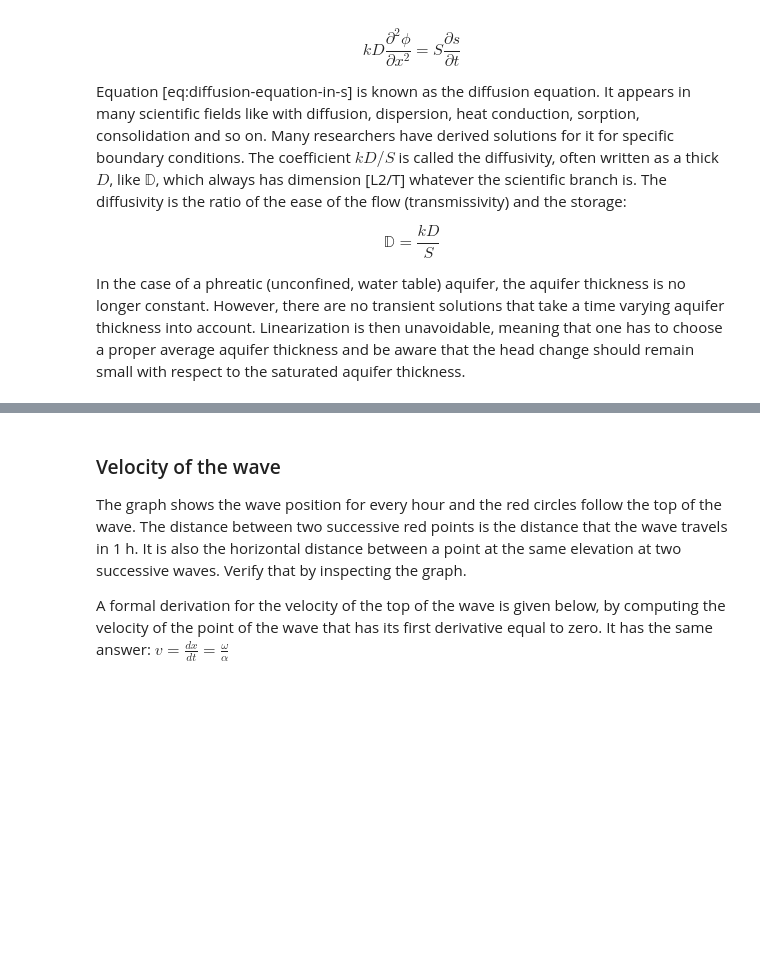
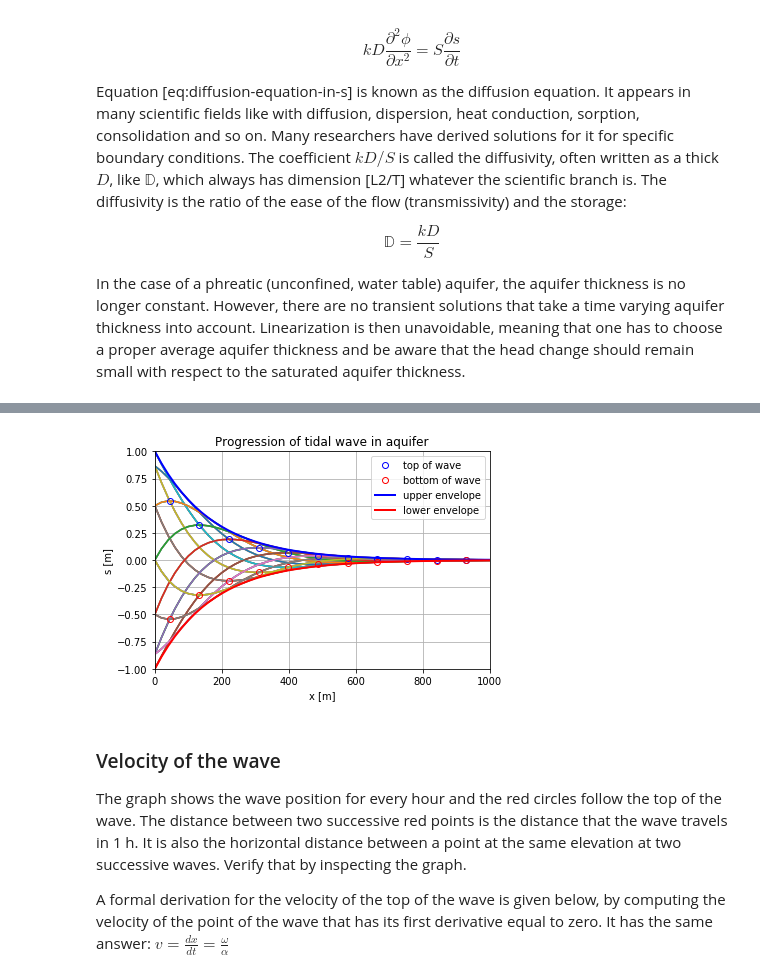
Before and after one commit to Olsthoorn/TransientGroundwaterFlow, a Jupyter notebook: docs/OneDimensionalTransientFlow.ipynb, the cells around one changed output, grey strips where cells are left out. Drawn from its saved outputs; the diff is of its cells as text; code cells hidden in the pictures; blank space fills up the shorter version.

```diff
--- a/docs/OneDimensionalTransientFlow.ipynb
+++ b/docs/OneDimensionalTransientFlow.ipynb
@@ -108,9 +121,10 @@ Assume the aquifer has constant transmissivity, $kD = 900$ m2/d, and storage coe
 # %%
 # setup, define the parameters, note that "np." means function comes from package "numpy" see top.
 A     = 1.0 # [m] amplitude
-omega = 2 * np.pi / 24. # [1/h]
-kD    = 900/24 # [m2/d]/[h/d] = [m2/h], transmissivity
-S     = 5e-3 # [ - ], storage coefficient
+T     = 0.5 # [d] cycle time (12 h)
+omega = 2 * np.pi / T # [radians/h]
+kD    = 900 # [m2/d] transmissivity
+S     = 5e-3 # [-], storage coefficient
 a     = np.sqrt(omega * S / (2 * kD)) # [1/m], damping coefficient
-print('a = {} /m'.format(a))
+print('a = {:.3g} /m'.format(a))
 # %% [output]
@@ -153,3 +132,46 @@ plt.show()
+# %%
+# generate x-coordinates to compute the values for
+x  = np.linspace(0., 1000., 51) # [m]
+
+# setup graphical display
+plt.title('Progression of tidal wave in aquifer')
+plt.xlabel('x [m]')
+plt.xlim((0, 1000))
+plt.ylim((-1., 1.))
+plt.ylabel('s [m]')
+plt.grid()
+
+# choose a number of time values to compute the wave position at
+times = np.linspace(-1., 1., 49)  # [d]
+
+vw = omega / a  # [m/d] velocity of the wave in the aquifer
+
+# Plot the entire set of waves
+x1 = np.zeros_like(times)
+x2 = np.zeros_like(times)
+y1 = np.zeros_like(times)
+y2 = np.zeros_like(times)
+for i, t in enumerate(times):
+    plt.plot(x, A * np.exp(- a * x) * np.sin(omega * t - a * x))
+
+    # follow the top and bottom of the wave
+    x1[i] = (omega * t - np.pi / 4) / a # same point of wave followed with time
+    x2[i] = (omega * t + 3/4 * np.pi) / a
+    y1[i] = A * np.exp(-a * x1[i]) * np.sin(omega * (t - 0.125) - a * x1[i])
+    y2[i] = A * np.exp(-a * x2[i]) * np.sin(omega * (t - 0.125) - a * x2[i])
+
+# plot these points as red dots 'ro'
+plt.plot(x2, y2, 'bo', mfc='none', label='top of wave')
+plt.plot(x1, y1, 'ro', mfc='none', label='bottom of wave')
+
+# on this axes we plot the upper and lower envelope
+plt.plot( x, +A * np.exp(-a * x), 'b', lw=2, label='upper envelope')
+plt.plot( x, -A * np.exp(-a * x), 'r', lw=2, label='lower envelope')
+
+plt.legend()
+plt.show()
+# %% [output]
+[figure, added]
 # %% [markdown]
 ### Velocity of the wave
 
```
Also changed, not shown: parts of 29 cells of this notebook, 1 other file.
